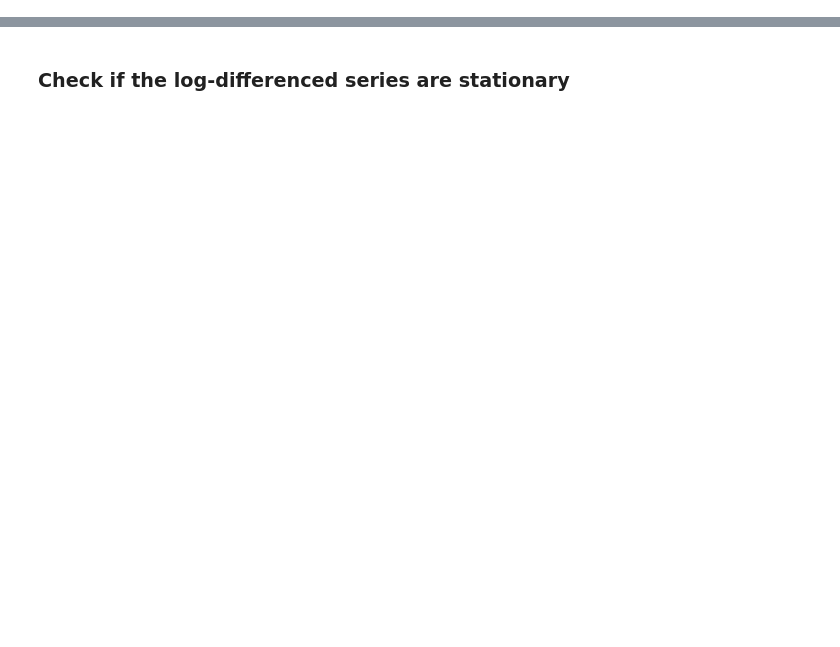
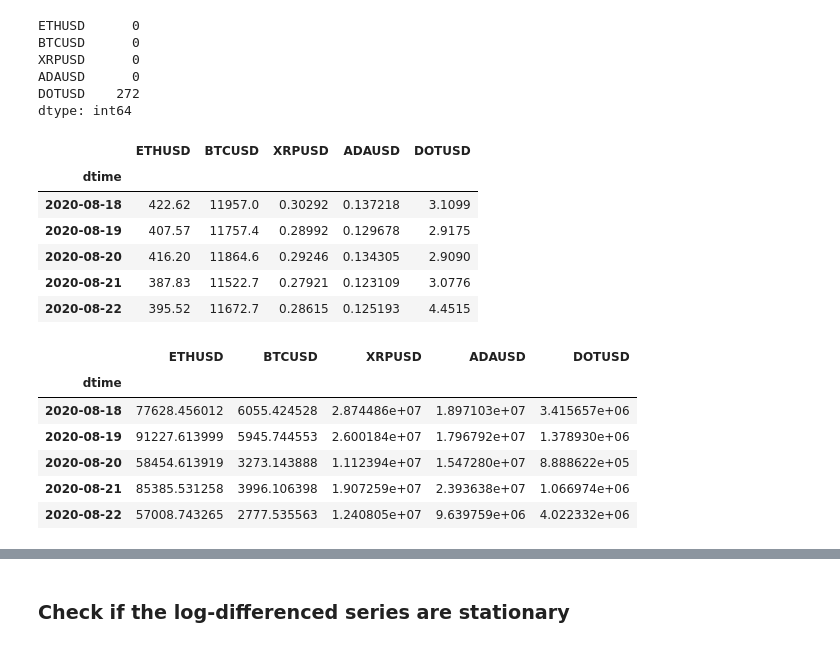
Before and after one commit to jimphon88/quantum-computing, a Jupyter notebook: causation.ipynb, the cells around one changed output, grey strips where cells are left out. Cells and saved outputs as stored; diff of their text form; code cells hidden in the pictures; blank space fills up the shorter version.

```diff
--- a/causation.ipynb
+++ b/causation.ipynb
@@ -38,0 +45,9 @@ ax_twin.get_legend_handles_labels()
+# %%
+df_coins.isna().sum()
+# %% [output]
+ETHUSD      0
+BTCUSD      0
+XRPUSD      0
+ADAUSD      0
+DOTUSD    272
+dtype: int64
@@ -39,2 +57,20 @@ ax_twin.get_legend_handles_labels()
+# %%
+display(df_coins.head(5))
+display(df_coins_vol.head(5))
+# %% [output]
+|  | ETHUSD | BTCUSD | XRPUSD | ADAUSD | DOTUSD |
+| dtime |  |  |  |  |  |
+| 2020-08-18 | 422.62 | 11957.0 | 0.30292 | 0.137218 | 3.1099 |
+| 2020-08-19 | 407.57 | 11757.4 | 0.28992 | 0.129678 | 2.9175 |
+| 2020-08-20 | 416.20 | 11864.6 | 0.29246 | 0.134305 | 2.9090 |
+| 2020-08-21 | 387.83 | 11522.7 | 0.27921 | 0.123109 | 3.0776 |
+| 2020-08-22 | 395.52 | 11672.7 | 0.28615 | 0.125193 | 4.4515 |
+|  | ETHUSD | BTCUSD | XRPUSD | ADAUSD | DOTUSD |
+| dtime |  |  |  |  |  |
+| 2020-08-18 | 77628.456012 | 6055.424528 | 2.874486e+07 | 1.897103e+07 | 3.415657e+06 |
+| 2020-08-19 | 91227.613999 | 5945.744553 | 2.600184e+07 | 1.796792e+07 | 1.378930e+06 |
+| 2020-08-20 | 58454.613919 | 3273.143888 | 1.112394e+07 | 1.547280e+07 | 8.888622e+05 |
+| 2020-08-21 | 85385.531258 | 3996.106398 | 1.907259e+07 | 2.393638e+07 | 1.066974e+06 |
+| 2020-08-22 | 57008.743265 | 2777.535563 | 1.240805e+07 | 9.639759e+06 | 4.022332e+06 |
 # %%
 # fig = plt.figure(figsize=(8,6))
```
Also changed, not shown: parts of 15 cells of this notebook, 1 other file.
